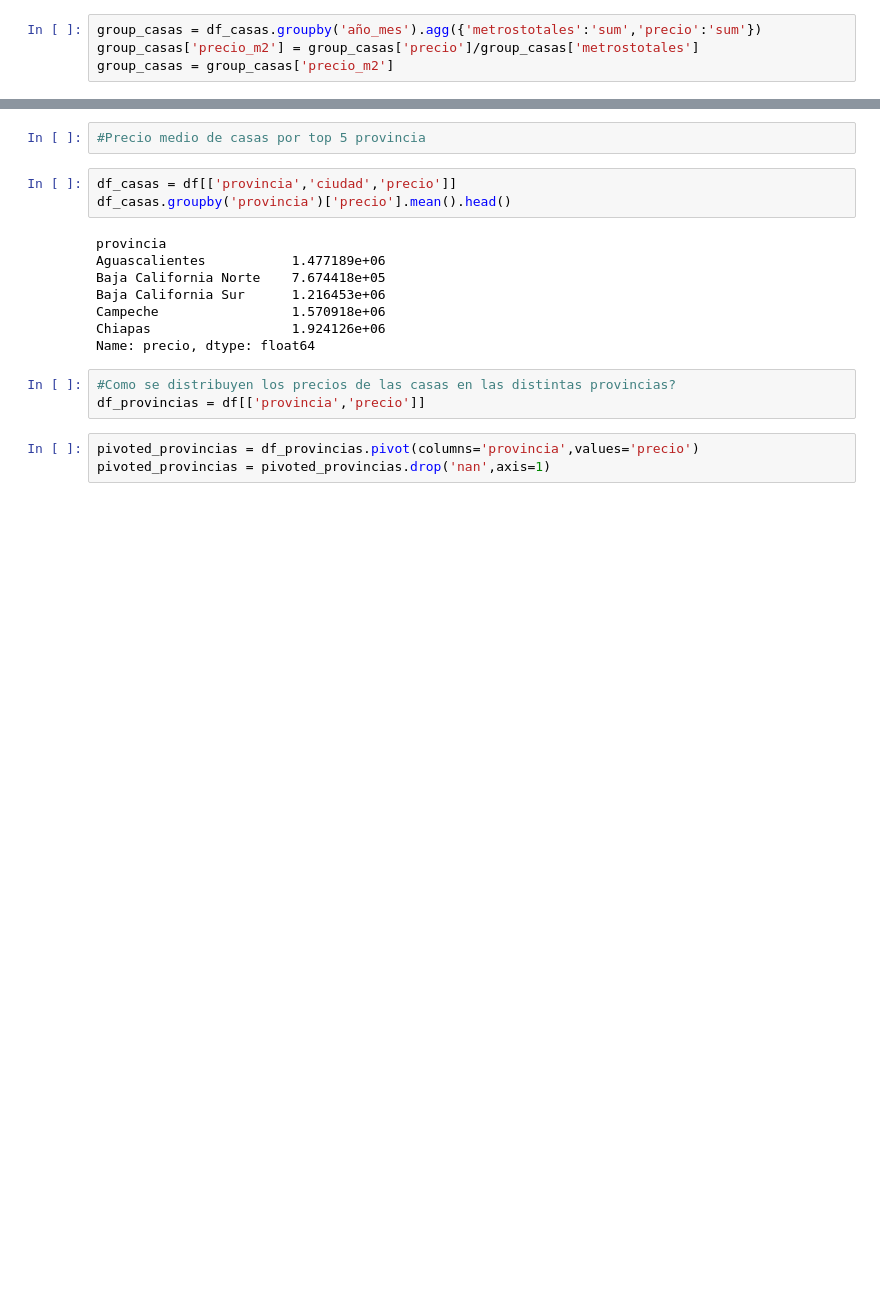
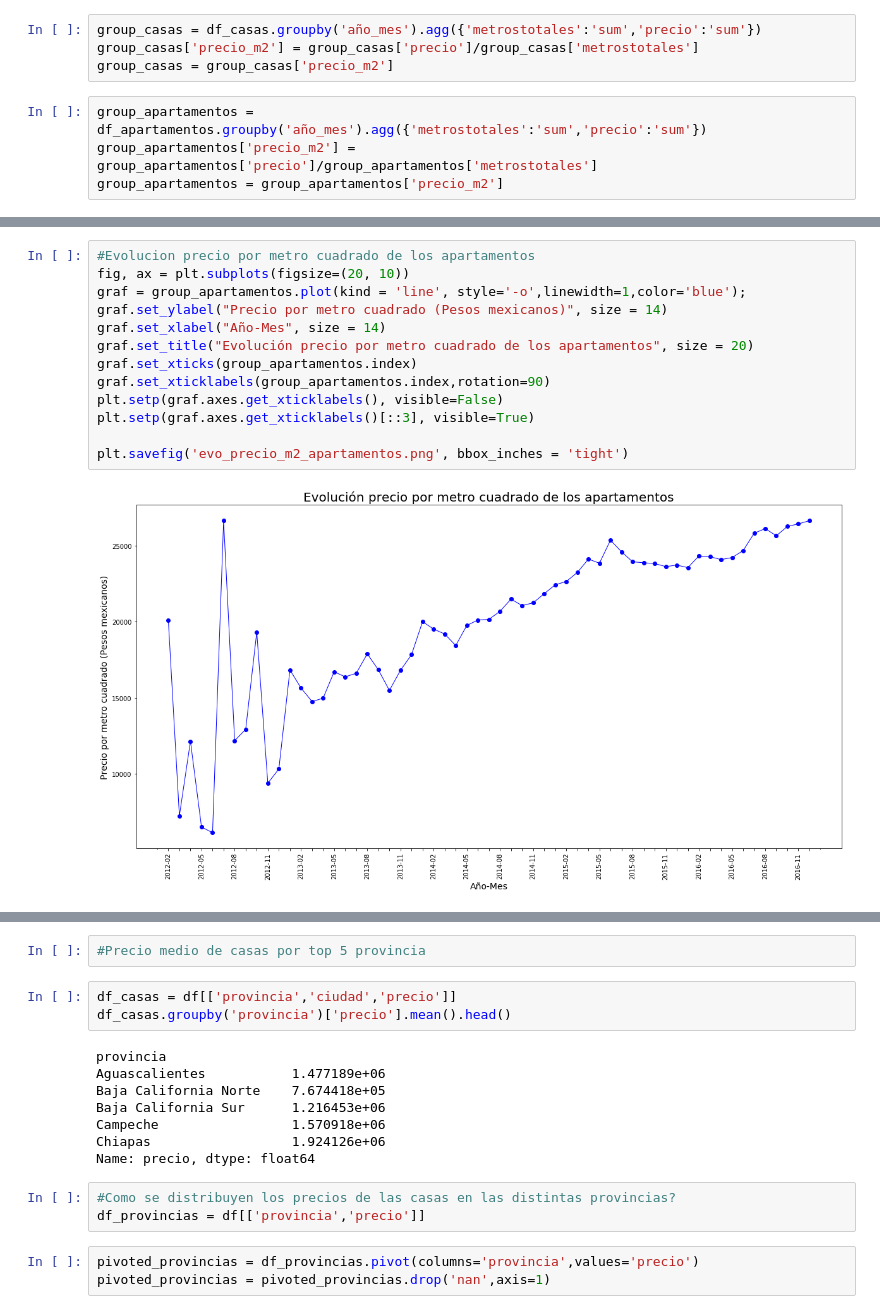
Before and after one commit to gdbien/9558-Organizacion-de-Datos, a Jupyter notebook: TP1/Franco/tp1_franco.ipynb, the cells around one changed output, grey strips where cells are left out. Saved outputs shown, nothing was run; the diff lists cells and outputs as text; blank space fills up the shorter version.

```diff
--- a/TP1/Franco/tp1_franco.ipynb
+++ b/TP1/Franco/tp1_franco.ipynb
@@ -682,6 +689,10 @@ merge
 group_casas = df_casas.groupby('año_mes').agg({'metrostotales':'sum','precio':'sum'})
 group_casas['precio_m2'] = group_casas['precio']/group_casas['metrostotales']
 group_casas = group_casas['precio_m2']
+# %%
+group_apartamentos = df_apartamentos.groupby('año_mes').agg({'metrostotales':'sum','precio':'sum'})
+group_apartamentos['precio_m2'] = group_apartamentos['precio']/group_apartamentos['metrostotales']
+group_apartamentos = group_apartamentos['precio_m2']
 # %%
 #Evolucion precio por metro cuadrado de las casas
 fig, ax = plt.subplots(figsize=(20, 10))
@@ -699,0 +711,15 @@ plt.savefig('evo_precio_m2_casas.png', bbox_inches = 'tight')
+# %%
+#Evolucion precio por metro cuadrado de los apartamentos
+fig, ax = plt.subplots(figsize=(20, 10))
+graf = group_apartamentos.plot(kind = 'line', style='-o',linewidth=1,color='blue');
+graf.set_ylabel("Precio por metro cuadrado (Pesos mexicanos)", size = 14)
+graf.set_xlabel("Año-Mes", size = 14)
+graf.set_title("Evolución precio por metro cuadrado de los apartamentos", size = 20)
+graf.set_xticks(group_apartamentos.index)
+graf.set_xticklabels(group_apartamentos.index,rotation=90)
+plt.setp(graf.axes.get_xticklabels(), visible=False)
+plt.setp(graf.axes.get_xticklabels()[::3], visible=True)
+
+plt.savefig('evo_precio_m2_apartamentos.png', bbox_inches = 'tight')
+# %% [output]
+[figure, added]
```
Also changed, not shown: parts of 8 cells of this notebook.
